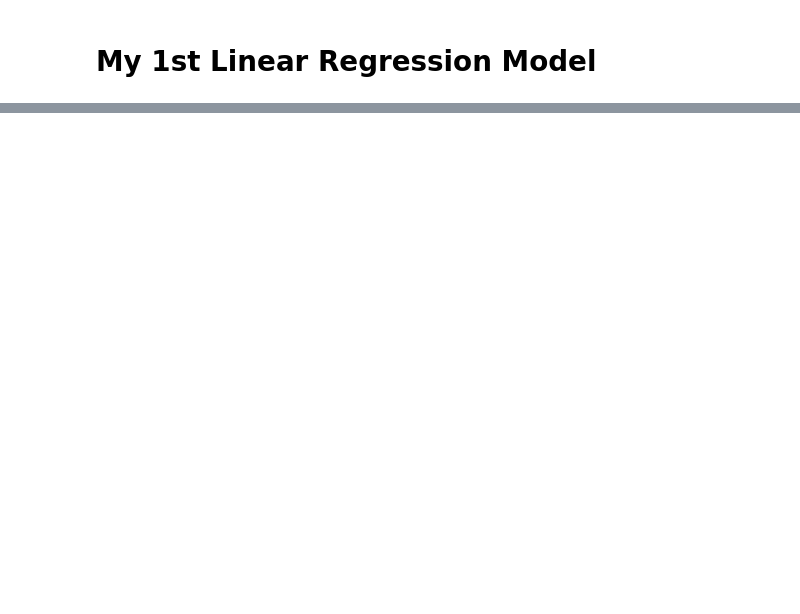
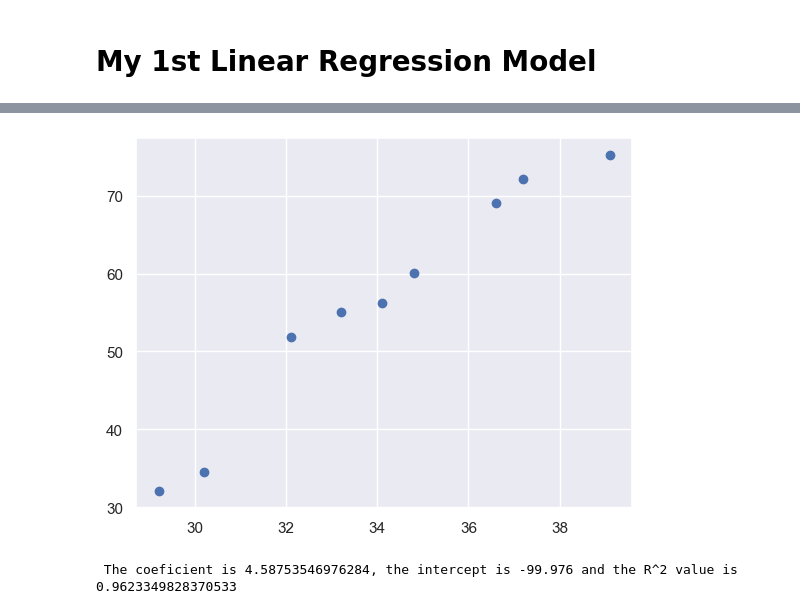
Before and after one commit to diasKayky/1st-linear-regression-model, a Jupyter notebook: LinearModel.ipynb, the cells around one changed output, grey strips where cells are left out. Drawn from its saved outputs; the diff is of its cells as text; code cells hidden in the pictures; blank space fills up the shorter version.

```diff
--- a/LinearModel.ipynb
+++ b/LinearModel.ipynb
@@ -74,0 +79,3 @@ class LinearModel:
+# %%
+df = pd.read_csv("dataset.csv")
+del df["Data_Point"]
@@ -74,0 +95,10 @@ class LinearModel:
+# %%
+xs = df["Rat_Weight_(g)"]
+ys = df["Rat_Height_(cm)"]
+
+xs, ys = zip(*sorted(zip(xs, ys)))
+
+plt.plot(xs, ys, 'o')
+plt.show()
+# %% [output]
+[figure, added]
@@ -74,0 +107,9 @@ class LinearModel:
+# %%
+hh = np.array(df["Rat_Weight_(g)"])
+t = np.ndarray.tolist(hh)
+kk = np.array(df["Rat_Height_(cm)"])
+j = np.ndarray.tolist(kk)
+
+print(f" The coeficient is {regr.find_coef(t, j)}, the intercept is {regr.intercept(t, j)} and the R^2 value is {regr.r_sq(t, j)}")
+# %% [output]
+ The coeficient is 4.58753546976284, the intercept is -99.976 and the R^2 value is 0.9623349828370533
```
Also changed, not shown: parts of 7 cells of this notebook, 1 other file.
